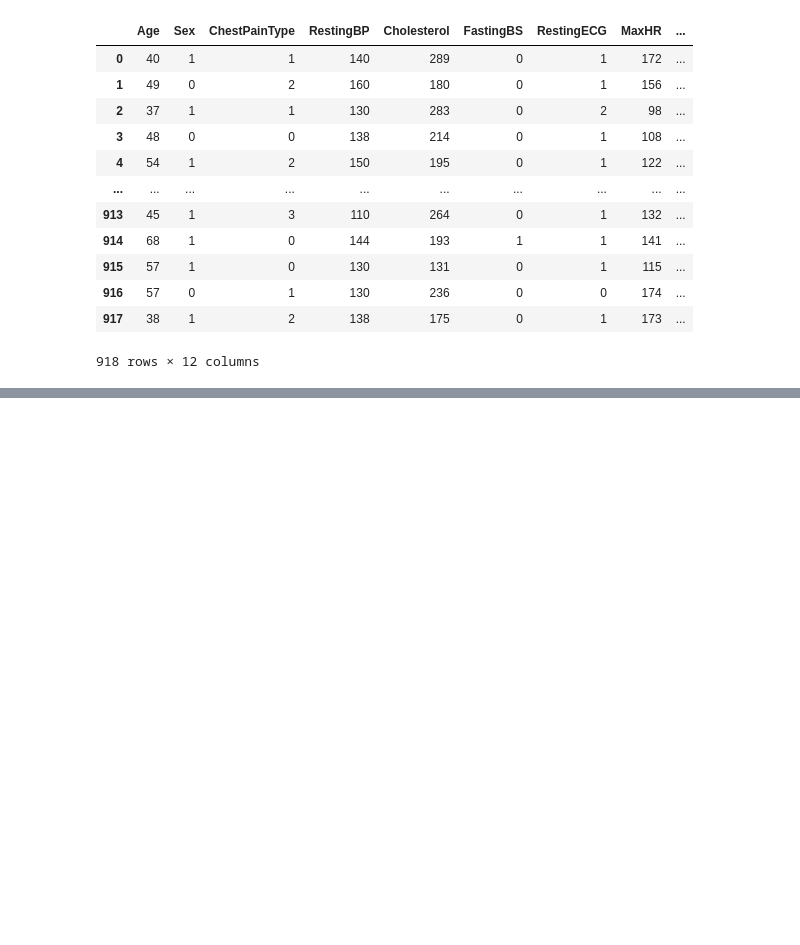
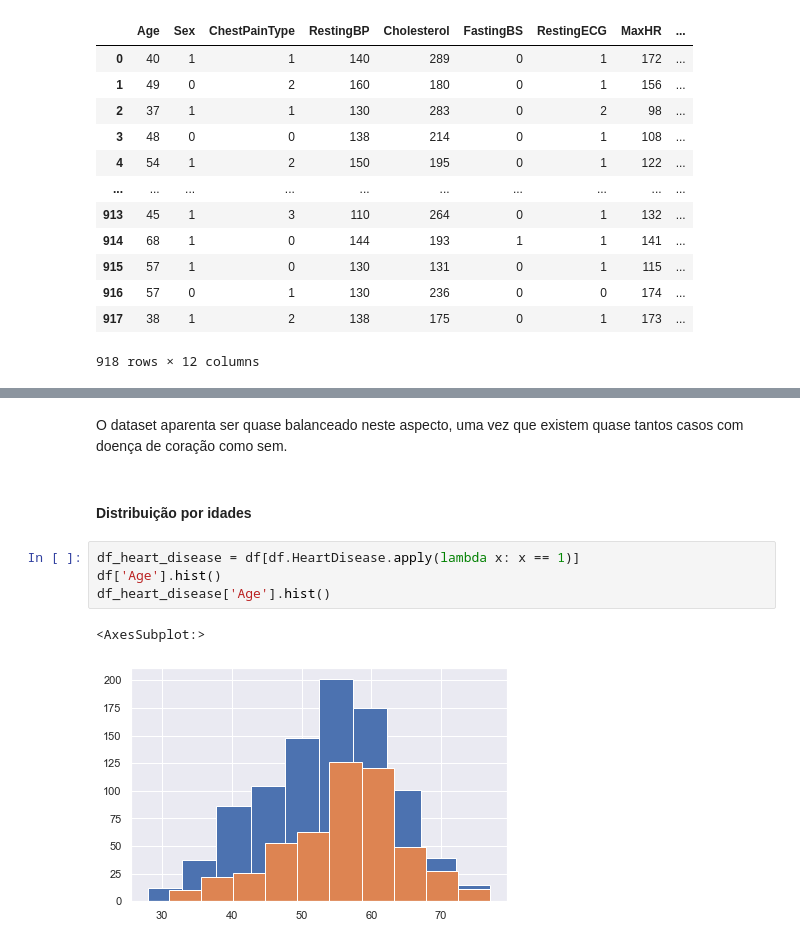
Before and after one commit to MiguelDordio/HeartDiseaseAnalysis, a Jupyter notebook: notebooks/heart_disease.ipynb, the cells around one changed output, grey strips where cells are left out. Saved outputs shown, nothing was run; the diff lists cells and outputs as text; blank space fills up the shorter version.

```diff
--- a/notebooks/heart_disease.ipynb
+++ b/notebooks/heart_disease.ipynb
@@ -133,0 +247,12 @@ df
+# %% [markdown]
+O dataset aparenta ser quase balanceado neste aspecto, uma vez que existem quase tantos casos com
+doença de coração como sem.
+# %% [markdown]
+#### Distribuição por idades
+# %%
+df_heart_disease = df[df.HeartDisease.apply(lambda x: x == 1)]
+df['Age'].hist()
+df_heart_disease['Age'].hist()
+# %% [output]
+<AxesSubplot:>
+[figure, added]
```
Also changed, not shown: parts of 44 cells of this notebook.
